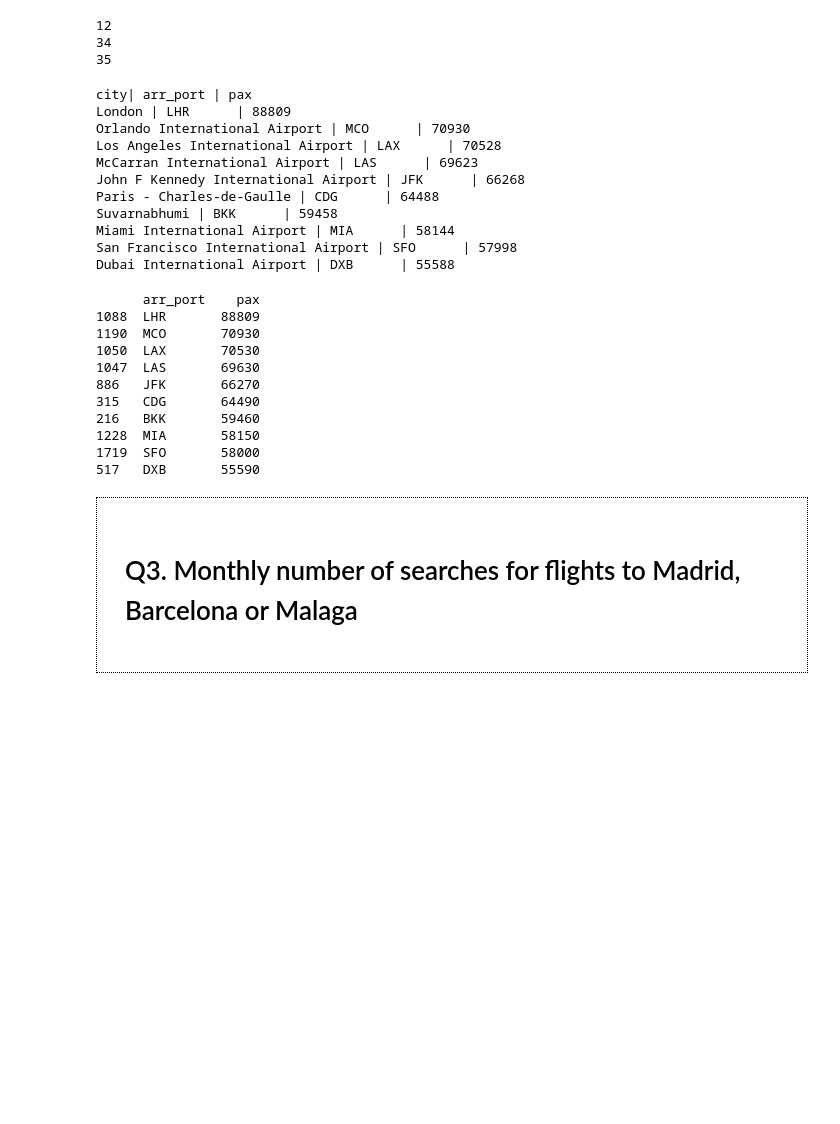
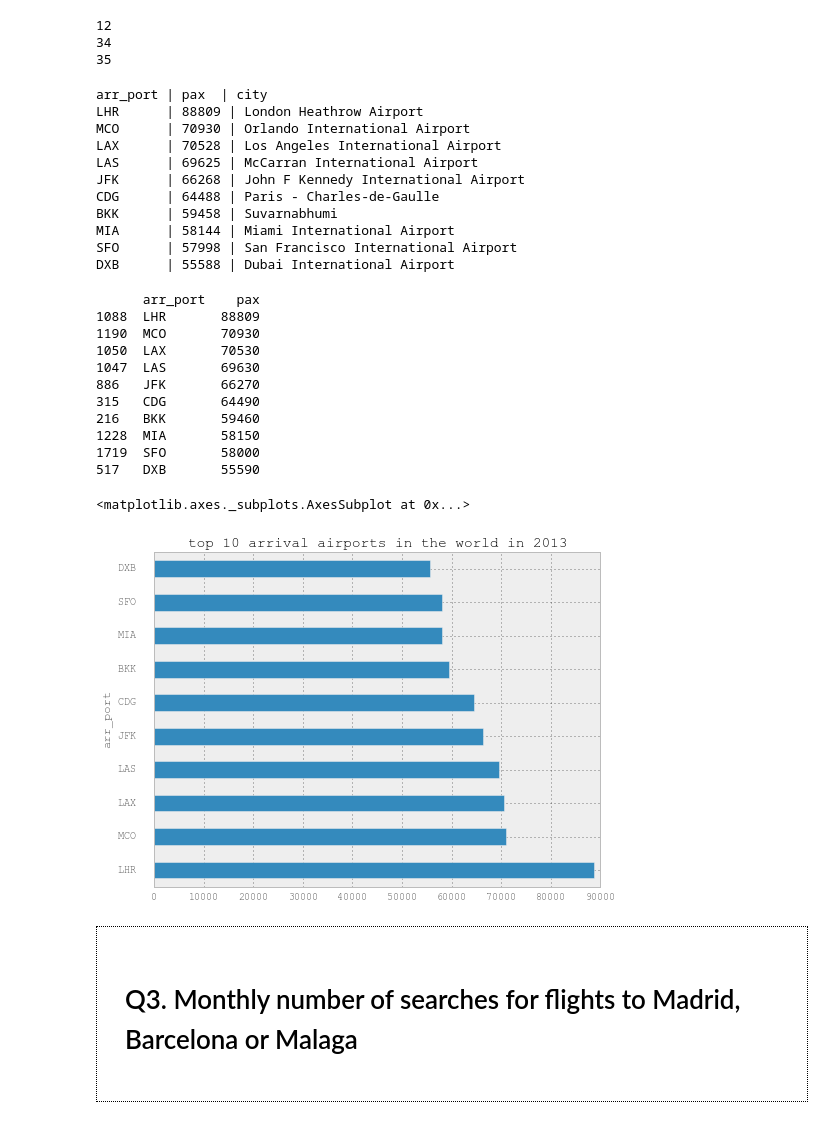
Before and after one commit to ipeyrot/DataAnalysis_Challenge, a Jupyter notebook: DataAnalysis_Challenge.ipynb, the cells around one changed output. Saved outputs shown, nothing was run; the diff lists cells and outputs as text; code cells hidden in the pictures; blank space fills up the shorter version.

```diff
--- a/DataAnalysis_Challenge.ipynb
+++ b/DataAnalysis_Challenge.ipynb
@@ -177,59 +225,71 @@ def arr_airport(n):
                     else:
                         lpax[arr_airport] = -1
                         lairport.append(arr_airport)
-            except IndexError:
+            except:
                 pass
     finally:
         fh.close()
 
     #2 - Ordering and add the corresponding city code
-    print "--------------------"
-    print "city| arr_port | pax"
-    print "--------------------"
+    print "arr_port | pax  | city"
     i=0
     for key, value in sorted(lpax.iteritems(), key=lambda (k,v): (v,k),reverse=True):
         city = geo_a.get(key.strip(), 'name', default='None')
-        print "%s | %s | %s" % (city,key, value)
+        print "%s | %s | %s" % (key, value,city)
         i+=1
         if(i == 10):
             break
-    print "--------------------"
 
-arr_airport(10)
+%timeit arr_airport(10)
 # %% [output]
-city| arr_port | pax
-London | LHR      | 88809
-Orlando International Airport | MCO      | 70930
-Los Angeles International Airport | LAX      | 70528
-McCarran International Airport | LAS      | 69623
-John F Kennedy International Airport | JFK      | 66268
-Paris - Charles-de-Gaulle | CDG      | 64488
-Suvarnabhumi | BKK      | 59458
-Miami International Airport | MIA      | 58144
-San Francisco International Airport | SFO      | 57998
-Dubai International Airport | DXB      | 55588
+arr_port | pax  | city
+LHR      | 88809 | London Heathrow Airport
+MCO      | 70930 | Orlando International Airport
+LAX      | 70528 | Los Angeles International Airport
+LAS      | 69625 | McCarran International Airport
+JFK      | 66268 | John F Kennedy International Airport
+CDG      | 64488 | Paris - Charles-de-Gaulle
+BKK      | 59458 | Suvarnabhumi
+MIA      | 58144 | Miami International Airport
+SFO      | 57998 | San Francisco International Airport
+DXB      | 55588 | Dubai International Airport
 # %%
+%matplotlib inline
+
+#--------------------------------------------------------------------------------
+# panda is used here ... conclusion : faster, easier
+#--------------------------------------------------------------------------------
+
 def arr_airport_panda(n):
 
     headers = ['arr_port', 'pax','year']
     data = pd.read_table('bookings.csv',sep='^', usecols=headers, quotechar='|',converters={'year':str})
+    data.dropna(how='any',inplace=True)
     arrs = data[data['year'] == "2013"].groupby('arr_port',as_index=False).sum()
     #order by number of passengers
-    print arrs.sort(columns='pax', ascending=False).head(n)
+    top10 = arrs.sort(columns='pax', ascending=False).head(n)
 
-arr_airport_panda(10)
+    return top10
+
+top10 = arr_airport_panda(10)
+
+print top10
+
+top10.plot(kind='barh',x='arr_port',y='pax',figsize=(8, 6),title='top 10 arrival airports in the world in 2013')
 # %% [output]
       arr_port    pax
 1088  LHR       88809
 1190  MCO       70930
 1050  LAX       70530
 1047  LAS       69630
 886   JFK       66270
 315   CDG       64490
 216   BKK       59460
 1228  MIA       58150
 1719  SFO       58000
 517   DXB       55590
+<matplotlib.axes._subplots.AxesSubplot at 0x...>
+[figure, added]
 # %%
 htmlContent = ''
 addContent( box("Q3. Monthly number of searches for flights to Madrid, Barcelona or Malaga") )
```
Also changed, not shown: parts of 12 cells of this notebook.
